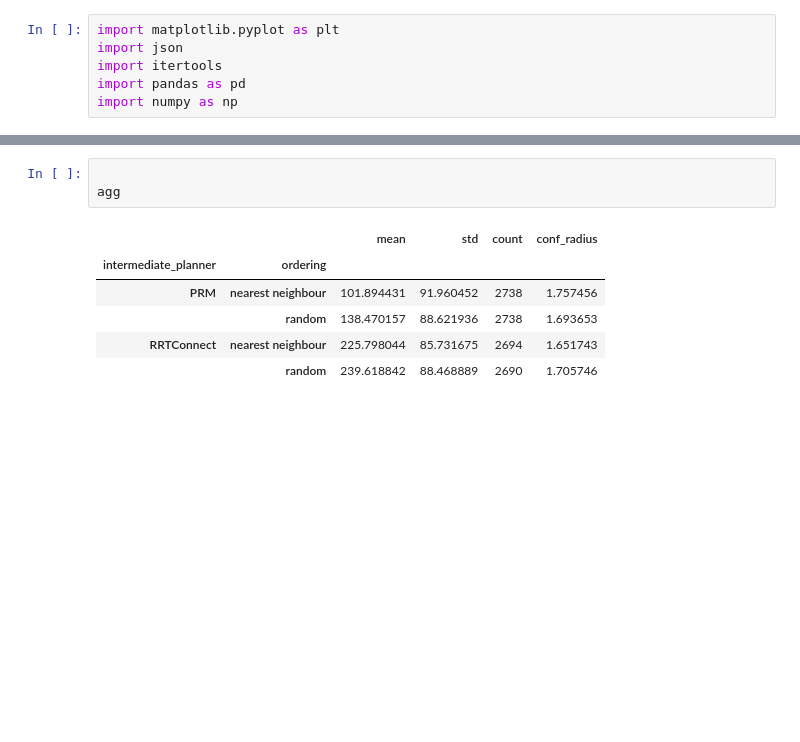
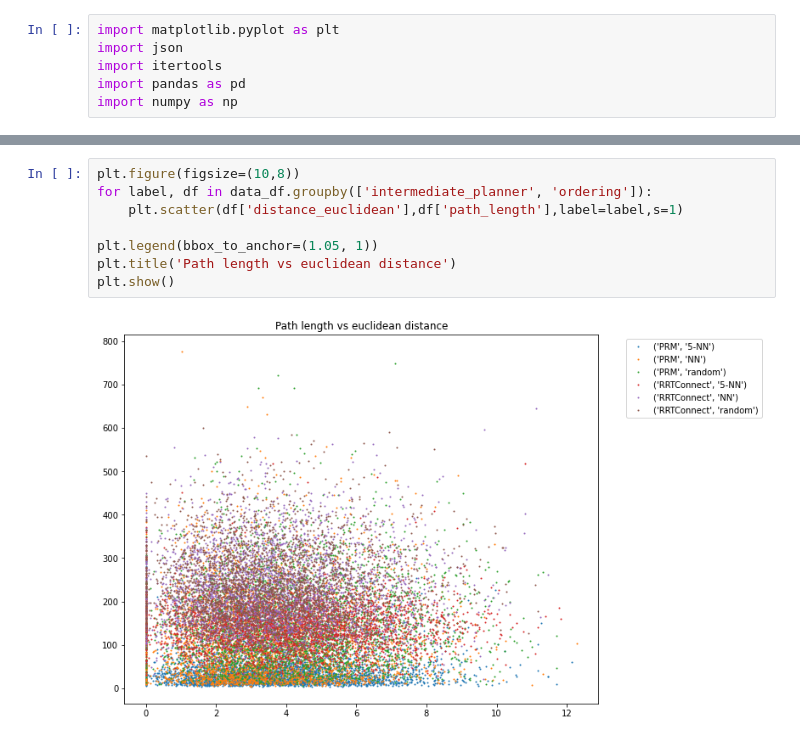
Before and after one commit to werner291/Multigoal-Orchard-Drone-Planning-Library, a Jupyter notebook: analysis/Performance Analysis.ipynb, the cells around one changed output, grey strips where cells are left out. Saved outputs shown, nothing was run; the diff lists cells and outputs as text; blank space fills up the shorter version.

```diff
--- a/analysis/Performance Analysis.ipynb
+++ b/analysis/Performance Analysis.ipynb
@@ -93,10 +84,10 @@ Text(0.5, 1.0, 'Mean point-to-point path length by total number of apples')
-# %%
-
-agg
-# %% [output]
-|  |  | mean | std | count | conf_radius |
-| intermediate_planner | ordering |  |  |  |  |
-| PRM | nearest neighbour | 101.894431 | 91.960452 | 2738 | 1.757456 |
-|  | random | 138.470157 | 88.621936 | 2738 | 1.693653 |
-| RRTConnect | nearest neighbour | 225.798044 | 85.731675 | 2694 | 1.651743 |
-|  | random | 239.618842 | 88.468889 | 2690 | 1.705746 |
+# %%
+plt.figure(figsize=(10,8))
+for label, df in data_df.groupby(['intermediate_planner', 'ordering']):
+    plt.scatter(df['distance_euclidean'],df['path_length'],label=label,s=1)
+
+plt.legend(bbox_to_anchor=(1.05, 1))
+plt.title('Path length vs euclidean distance')
+plt.show()
+# %% [output]
+[figure, added]
```
Also changed, not shown: parts of 7 cells of this notebook, 5 other files.
